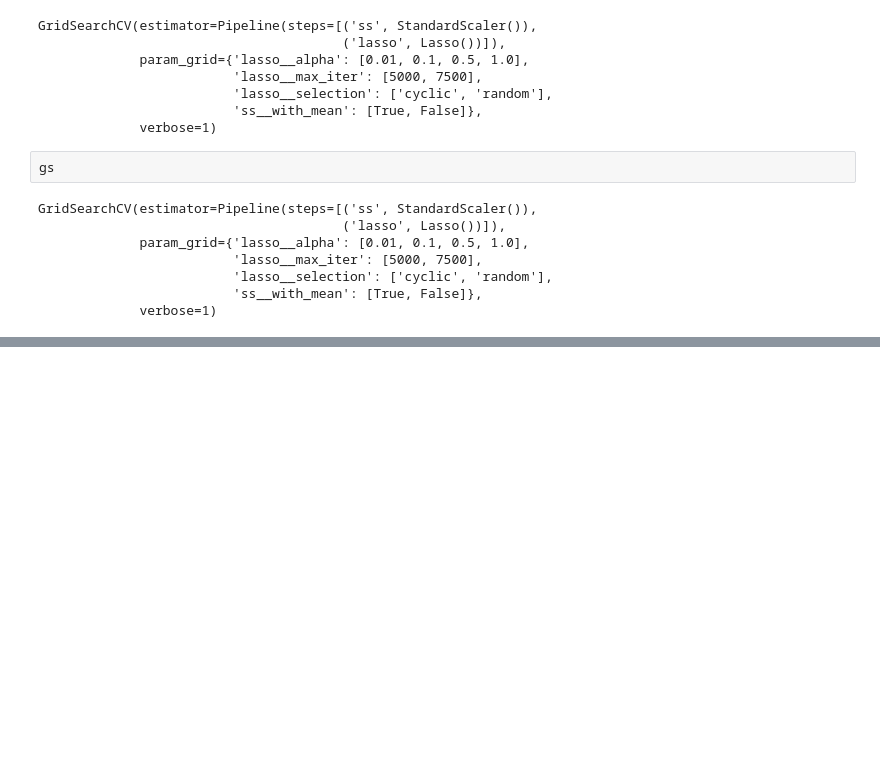
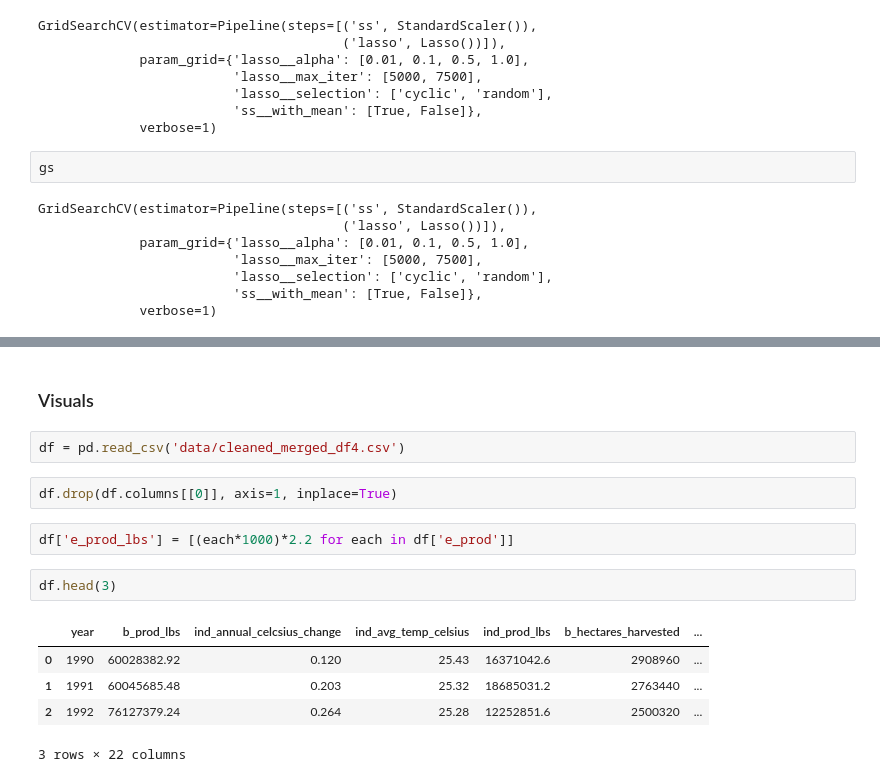
Before and after one commit to sanghyuns/Climate_Change_vs_Coffee_Production, a Jupyter notebook: mikeV.ipynb, the cells around one changed output, grey strips where cells are left out. Cells and saved outputs as stored; diff of their text form; blank space fills up the shorter version.

```diff
--- a/mikeV.ipynb
+++ b/mikeV.ipynb
@@ -570,0 +659,16 @@ cross_val_score(gs.best_estimator_, X_train, y_train).mean()
+# %% [markdown]
+### Visuals
+# %%
+df = pd.read_csv('data/cleaned_merged_df4.csv')
+# %%
+df.drop(df.columns[[0]], axis=1, inplace=True)
+# %%
+df['e_prod_lbs'] = [(each*1000)*2.2 for each in df['e_prod']]
+# %%
+df.head(3)
+# %% [output]
+|  | year | b_prod_lbs | ind_annual_celcsius_change | ind_avg_temp_celsius | ind_prod_lbs | b_hectares_harvested | ... |
+| 0 | 1990 | 60028382.92 | 0.120 | 25.43 | 16371042.6 | 2908960 | ... |
+| 1 | 1991 | 60045685.48 | 0.203 | 25.32 | 18685031.2 | 2763440 | ... |
+| 2 | 1992 | 76127379.24 | 0.264 | 25.28 | 12252851.6 | 2500320 | ... |
+3 rows × 22 columns
```
Also changed, not shown: parts of 34 cells of this notebook, 1 other file.
